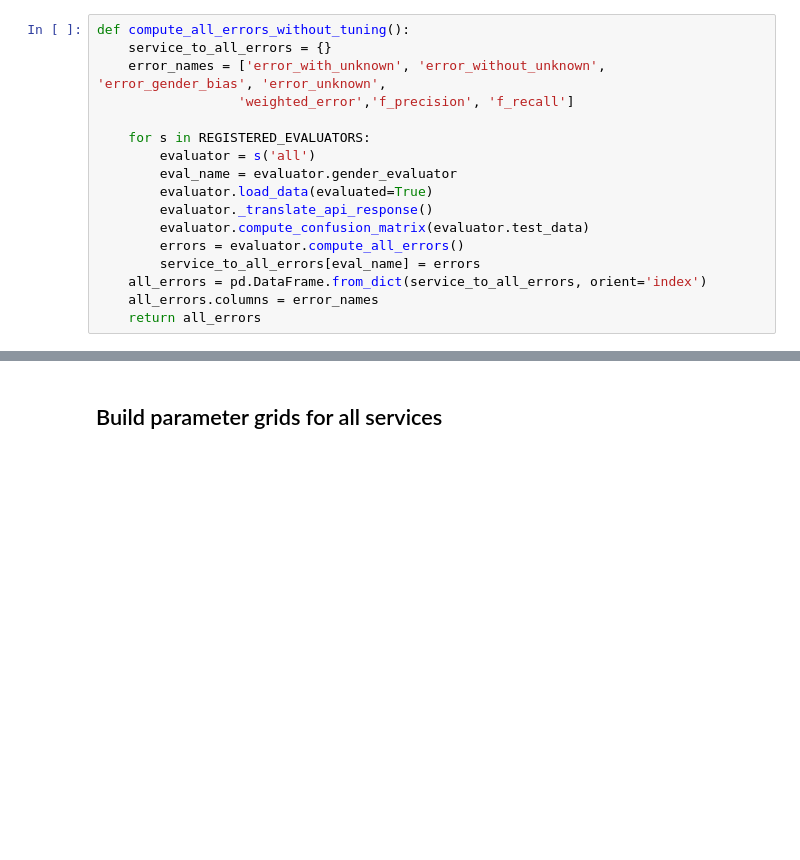
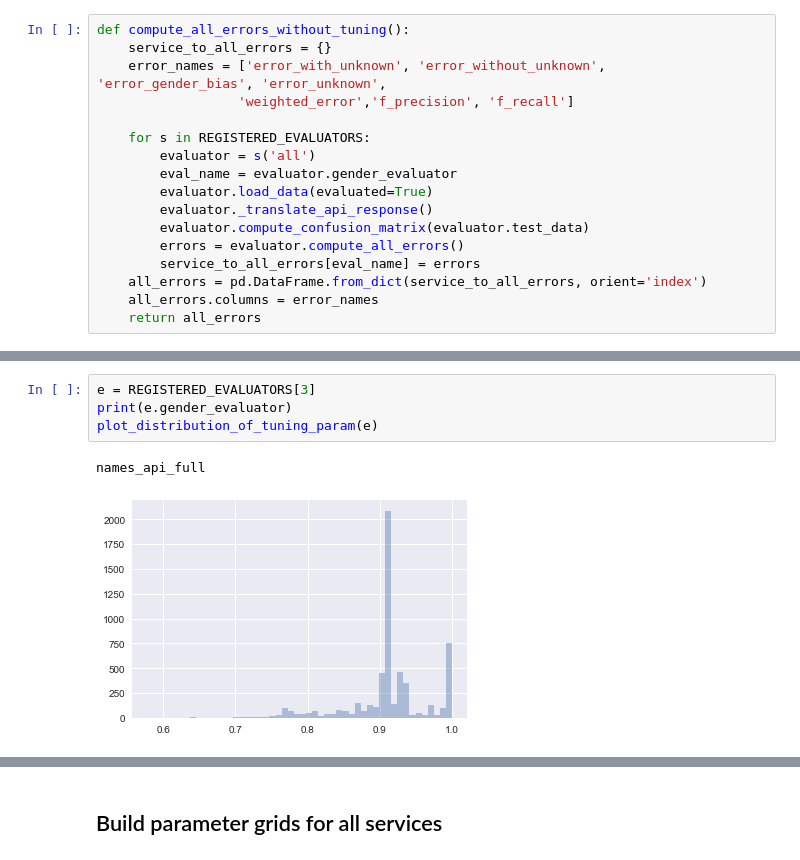
Before and after one commit to GenderGapSTEM-PublicationAnalysis/name_gender_inference, a Jupyter notebook: Parameter_tuning.ipynb, the cells around one changed output, grey strips where cells are left out. Cells and saved outputs as stored; diff of their text form; blank space fills up the shorter version.

```diff
--- a/Parameter_tuning.ipynb
+++ b/Parameter_tuning.ipynb
@@ -69,0 +112,7 @@ compute_all_errors_without_tuning()
+# %%
+e = REGISTERED_EVALUATORS[3]
+print(e.gender_evaluator)
+plot_distribution_of_tuning_param(e)
+# %% [output]
+names_api_full
+[figure, added]
```
Also changed, not shown: parts of 53 cells of this notebook, 1 other file.
